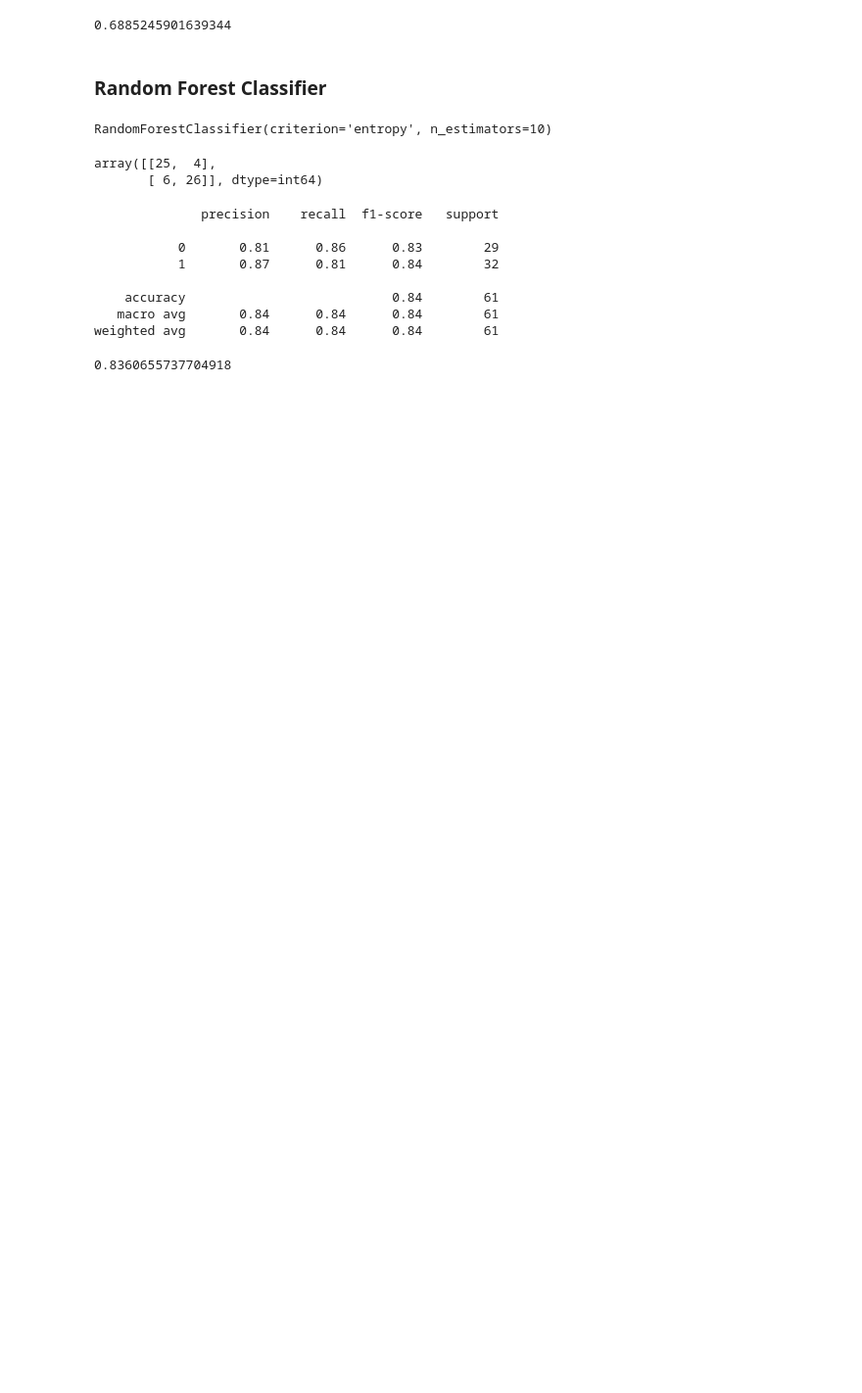
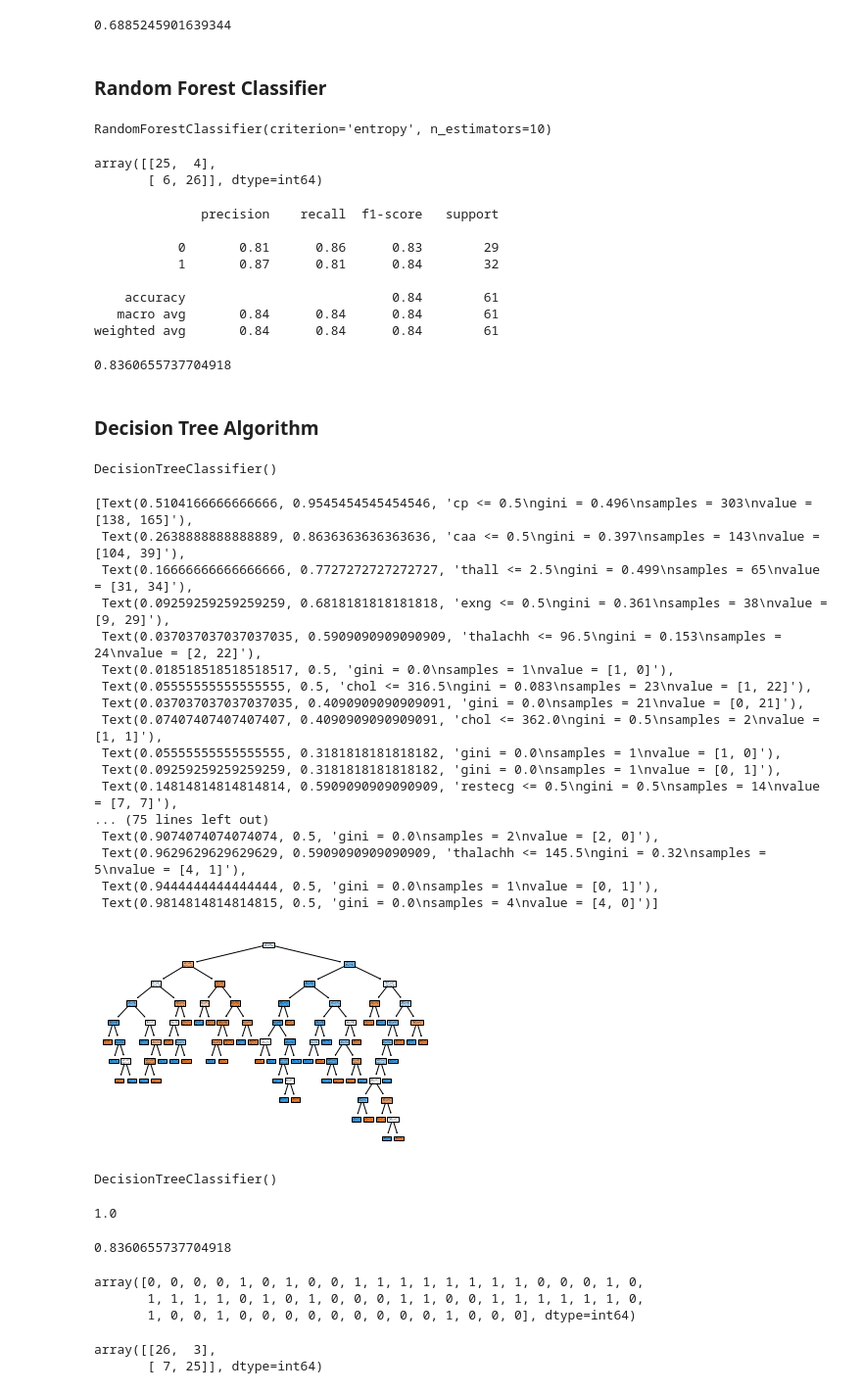
Before and after one commit to Aminul667/heart_attack_prediction, a Jupyter notebook: program/heart_attack_prediction.ipynb, the cells around one changed output. Shown at 98% size. Drawn from its saved outputs; the diff is of its cells as text; code cells hidden in the pictures; blank space fills up the shorter version.

Commit message:
added decision tree algorithm

```diff
--- a/program/heart_attack_prediction.ipynb
+++ b/program/heart_attack_prediction.ipynb
@@ -331,3 +331,57 @@ rf_classifier_accuracy = accuracy_score(y_test, predict_rf_classifier)
 rf_classifier_accuracy
 # %% [output]
 0.8360655737704918
+# %% [markdown]
+### Decision Tree Algorithm
+# %%
+dt_classifier = DecisionTreeClassifier()
+# %%
+dt_classifier.fit(x,y)
+# %% [output]
+DecisionTreeClassifier()
+# %%
+tree.plot_tree(dt_classifier,filled=True, feature_names=x.columns)
+# %% [output]
+[Text(0.5104166666666666, 0.9545454545454546, 'cp <= 0.5\ngini = 0.496\nsamples = 303\nvalue = [138, 165]'),
+ Text(0.2638888888888889, 0.8636363636363636, 'caa <= 0.5\ngini = 0.397\nsamples = 143\nvalue = [104, 39]'),
+ Text(0.16666666666666666, 0.7727272727272727, 'thall <= 2.5\ngini = 0.499\nsamples = 65\nvalue = [31, 34]'),
+ Text(0.09259259259259259, 0.6818181818181818, 'exng <= 0.5\ngini = 0.361\nsamples = 38\nvalue = [9, 29]'),
+ Text(0.037037037037037035, 0.5909090909090909, 'thalachh <= 96.5\ngini = 0.153\nsamples = 24\nvalue = [2, 22]'),
+ Text(0.018518518518518517, 0.5, 'gini = 0.0\nsamples = 1\nvalue = [1, 0]'),
+ Text(0.05555555555555555, 0.5, 'chol <= 316.5\ngini = 0.083\nsamples = 23\nvalue = [1, 22]'),
+ Text(0.037037037037037035, 0.4090909090909091, 'gini = 0.0\nsamples = 21\nvalue = [0, 21]'),
+ Text(0.07407407407407407, 0.4090909090909091, 'chol <= 362.0\ngini = 0.5\nsamples = 2\nvalue = [1, 1]'),
+ Text(0.05555555555555555, 0.3181818181818182, 'gini = 0.0\nsamples = 1\nvalue = [1, 0]'),
+ Text(0.09259259259259259, 0.3181818181818182, 'gini = 0.0\nsamples = 1\nvalue = [0, 1]'),
+ Text(0.14814814814814814, 0.5909090909090909, 'restecg <= 0.5\ngini = 0.5\nsamples = 14\nvalue = [7, 7]'),
+... (75 lines left out)
+ Text(0.9074074074074074, 0.5, 'gini = 0.0\nsamples = 2\nvalue = [2, 0]'),
+ Text(0.9629629629629629, 0.5909090909090909, 'thalachh <= 145.5\ngini = 0.32\nsamples = 5\nvalue = [4, 1]'),
+ Text(0.9444444444444444, 0.5, 'gini = 0.0\nsamples = 1\nvalue = [0, 1]'),
+ Text(0.9814814814814815, 0.5, 'gini = 0.0\nsamples = 4\nvalue = [4, 0]')]
+[figure, added]
+# %%
+dt_classifier.fit(x_train, y_train)
+# %% [output]
+DecisionTreeClassifier()
+# %%
+dt_classifier.score(x_train, y_train)
+# %% [output]
+1.0
+# %%
+dt_classifier.score(x_test, y_test)
+# %% [output]
+0.8360655737704918
+# %%
+predict_dt_classifier = dt_classifier.predict(x_test)
+predict_dt_classifier
+# %% [output]
+array([0, 0, 0, 0, 1, 0, 1, 0, 0, 1, 1, 1, 1, 1, 1, 1, 1, 0, 0, 0, 1, 0,
+       1, 1, 1, 1, 0, 1, 0, 1, 0, 0, 0, 1, 1, 0, 0, 1, 1, 1, 1, 1, 1, 0,
+       1, 0, 0, 1, 0, 0, 0, 0, 0, 0, 0, 0, 0, 1, 0, 0, 0], dtype=int64)
+# %%
+cm_dt_classifier = confusion_matrix(y_test, predict_dt_classifier)
+cm_dt_classifier
+# %% [output]
+array([[26,  3],
+       [ 7, 25]], dtype=int64)
```
Also changed, not shown: parts of 3 cells of this notebook.
